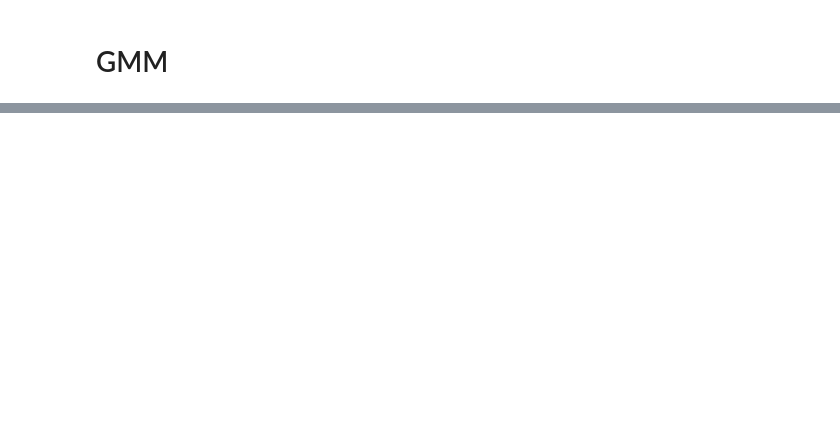
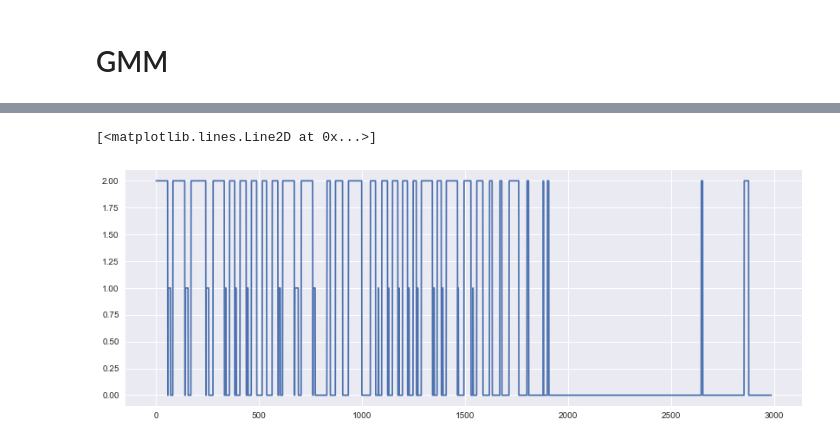
Before and after one commit to AVAGLIO/BABY, a Jupyter notebook: Baby.ipynb, the cells around one changed output, grey strips where cells are left out. Cells and saved outputs as stored; diff of their text form; code cells hidden in the pictures; blank space fills up the shorter version.

```diff
--- a/Baby.ipynb
+++ b/Baby.ipynb
@@ -598,0 +771,5 @@ plt.plot(trc)
+# %%
+plt.plot(all_file_frame_labels[os.path.basename(audio_file_path)])
+# %% [output]
+[<matplotlib.lines.Line2D at 0x...>]
+[figure, added]
```
Also changed, not shown: parts of 23 cells of this notebook, 3 other files.
